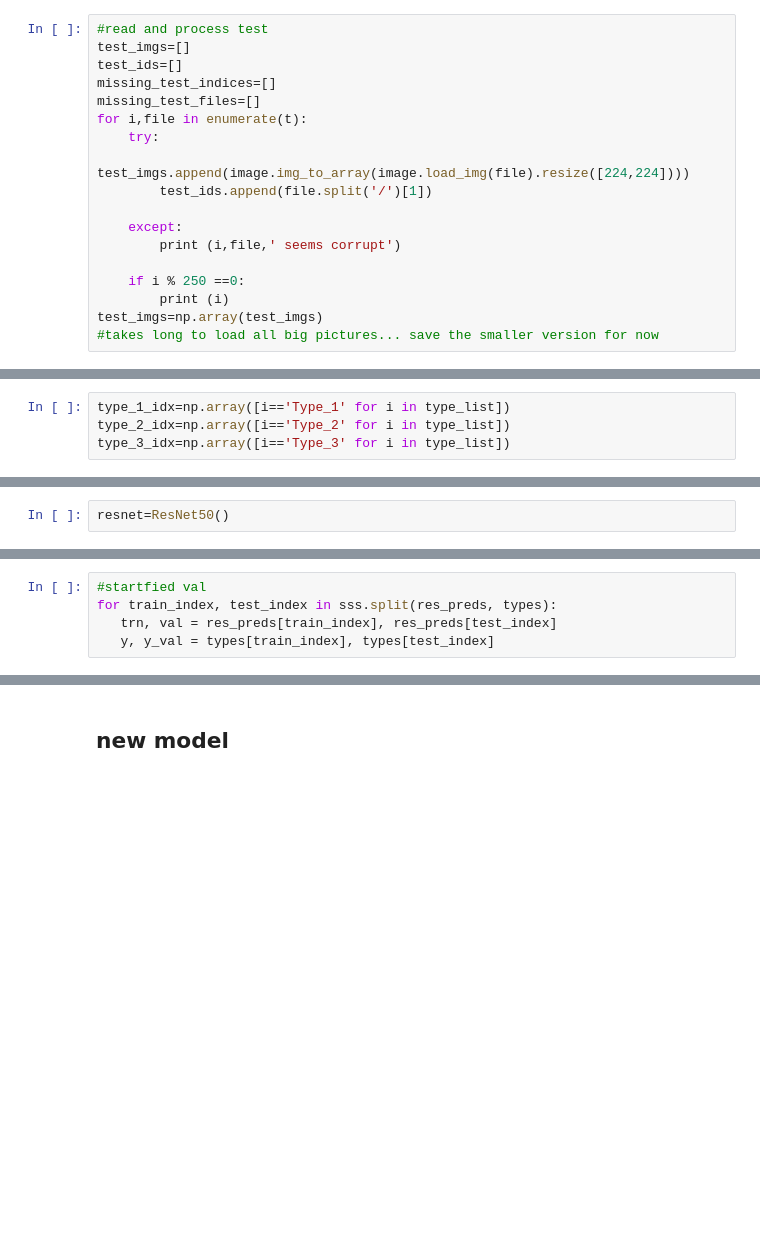
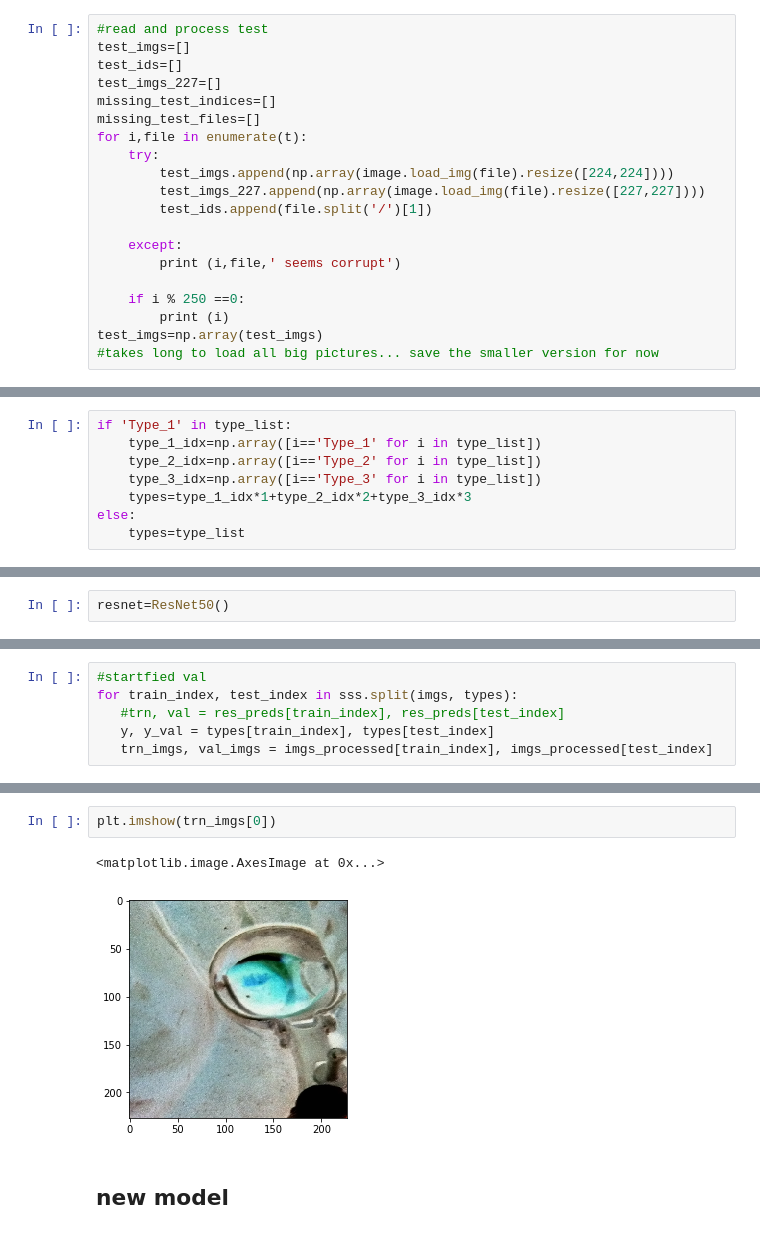
Before and after one commit to shgidi/cervial_imaging, a Jupyter notebook: cervial_1.ipynb, the cells around one changed output, grey strips where cells are left out. Saved outputs shown, nothing was run; the diff lists cells and outputs as text; blank space fills up the shorter version.

```diff
--- a/cervial_1.ipynb
+++ b/cervial_1.ipynb
@@ -87,11 +99,13 @@ NameError: name 'imgs' is not defined
 #read and process test
 test_imgs=[]
 test_ids=[]
+test_imgs_227=[]
 missing_test_indices=[]
 missing_test_files=[]
 for i,file in enumerate(t):
     try:
-        test_imgs.append(image.img_to_array(image.load_img(file).resize([224,224])))
+        test_imgs.append(np.array(image.load_img(file).resize([224,224])))
+        test_imgs_227.append(np.array(image.load_img(file).resize([227,227])))
         test_ids.append(file.split('/')[1])
 
     except:
@@ -114,4 +136,8 @@ type_list=load_pickle('/mnt/kaggle_crevical/shrunk_files/type_list.p')
 # %%
-type_1_idx=np.array([i=='Type_1' for i in type_list])
-type_2_idx=np.array([i=='Type_2' for i in type_list])
-type_3_idx=np.array([i=='Type_3' for i in type_list])
+if 'Type_1' in type_list:
+    type_1_idx=np.array([i=='Type_1' for i in type_list])
+    type_2_idx=np.array([i=='Type_2' for i in type_list])
+    type_3_idx=np.array([i=='Type_3' for i in type_list])
+    types=type_1_idx*1+type_2_idx*2+type_3_idx*3
+else:
+    types=type_list
@@ -145,6 +178,7 @@ sss.get_n_splits(res_preds,types)
 2
 # %%
 #startfied val
-for train_index, test_index in sss.split(res_preds, types):
-   trn, val = res_preds[train_index], res_preds[test_index]
+for train_index, test_index in sss.split(imgs, types):
+   #trn, val = res_preds[train_index], res_preds[test_index]
    y, y_val = types[train_index], types[test_index]
+   trn_imgs, val_imgs = imgs_processed[train_index], imgs_processed[test_index]
@@ -163,3 +195,8 @@ len(g)
+# %%
+plt.imshow(trn_imgs[0])
+# %% [output]
+<matplotlib.image.AxesImage at 0x...>
+[figure, added]
 # %% [markdown]
 ## new model
 # %%
```
Also changed, not shown: parts of 51 cells of this notebook, 1 other file.
